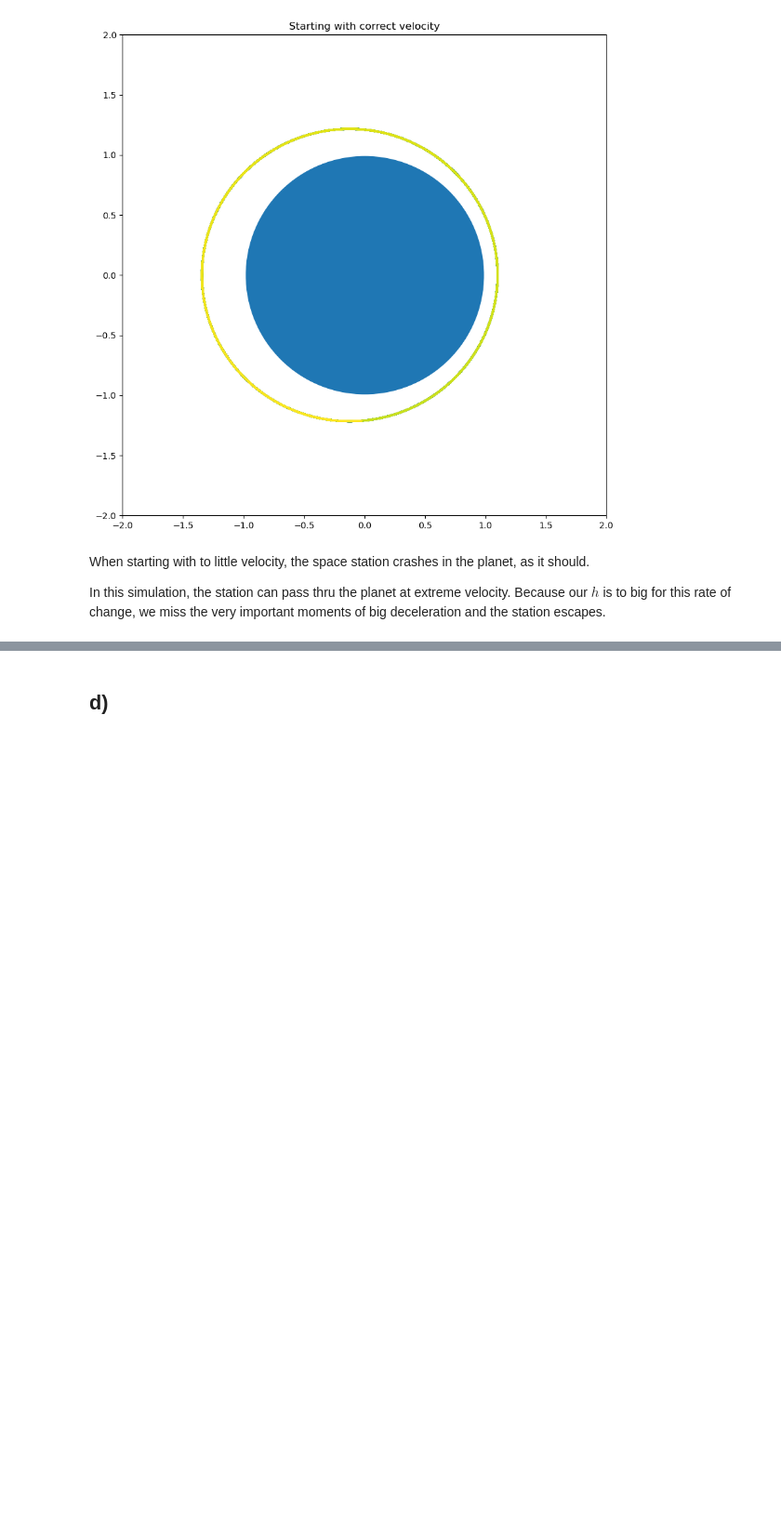
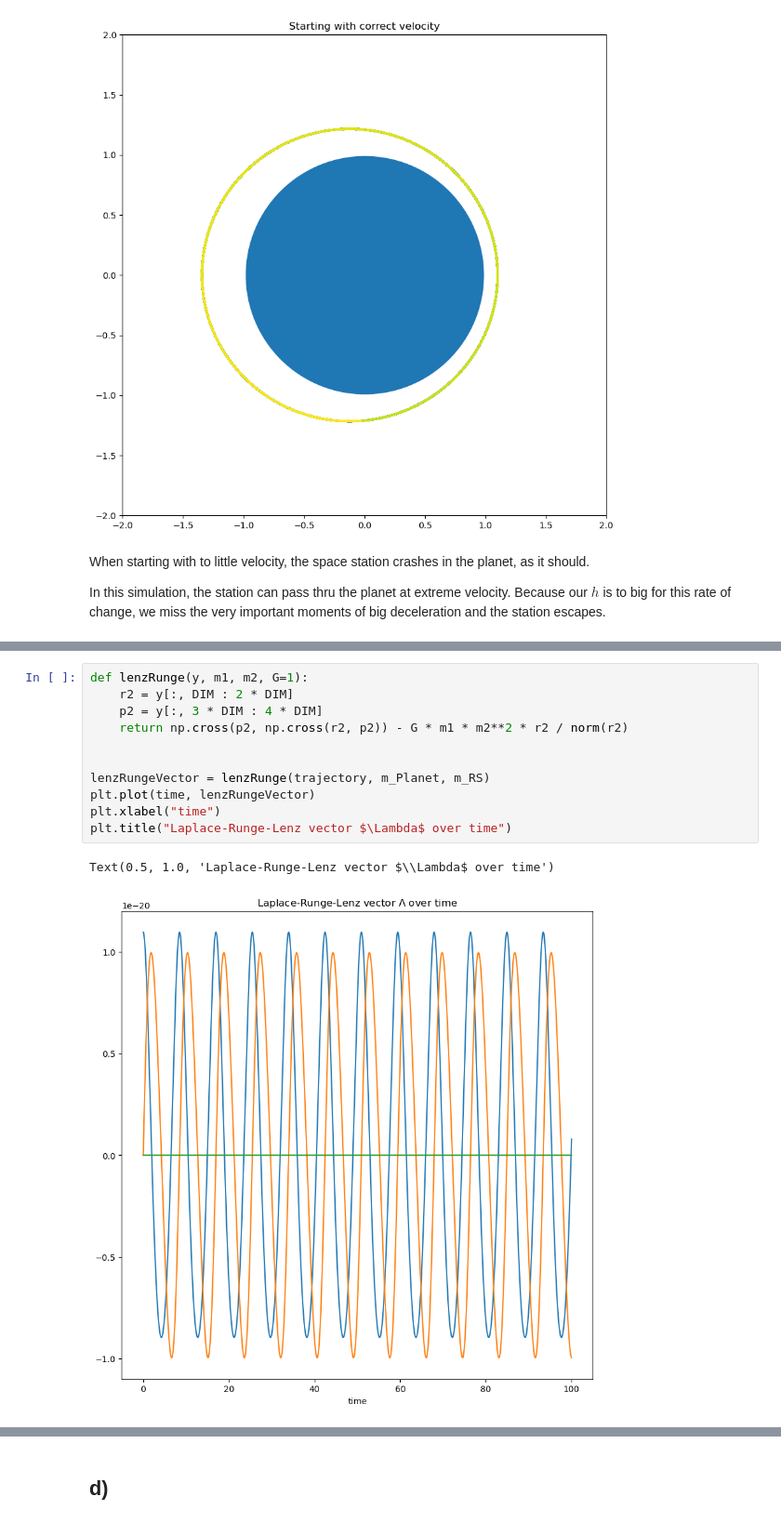
Before and after one commit to FSchierok/compPhys, a Jupyter notebook: Sheet03/A1.ipynb, the cells around one changed output, grey strips where cells are left out. Shown at 93% size. Saved outputs shown, nothing was run; the diff lists cells and outputs as text; blank space fills up the shorter version.

```diff
--- a/Sheet03/A1.ipynb
+++ b/Sheet03/A1.ipynb
@@ -130,0 +203,14 @@ Because our $h$ is to big for this rate of change, we miss the very important mo
+# %%
+def lenzRunge(y, m1, m2, G=1):
+    r2 = y[:, DIM : 2 * DIM]
+    p2 = y[:, 3 * DIM : 4 * DIM]
+    return np.cross(p2, np.cross(r2, p2)) - G * m1 * m2**2 * r2 / norm(r2)
+
+
+lenzRungeVector = lenzRunge(trajectory, m_Planet, m_RS)
+plt.plot(time, lenzRungeVector)
+plt.xlabel("time")
+plt.title("Laplace-Runge-Lenz vector $\Lambda$ over time")
+# %% [output]
+Text(0.5, 1.0, 'Laplace-Runge-Lenz vector $\\Lambda$ over time')
+[figure, added]
```
Also changed, not shown: parts of 4 cells of this notebook.
